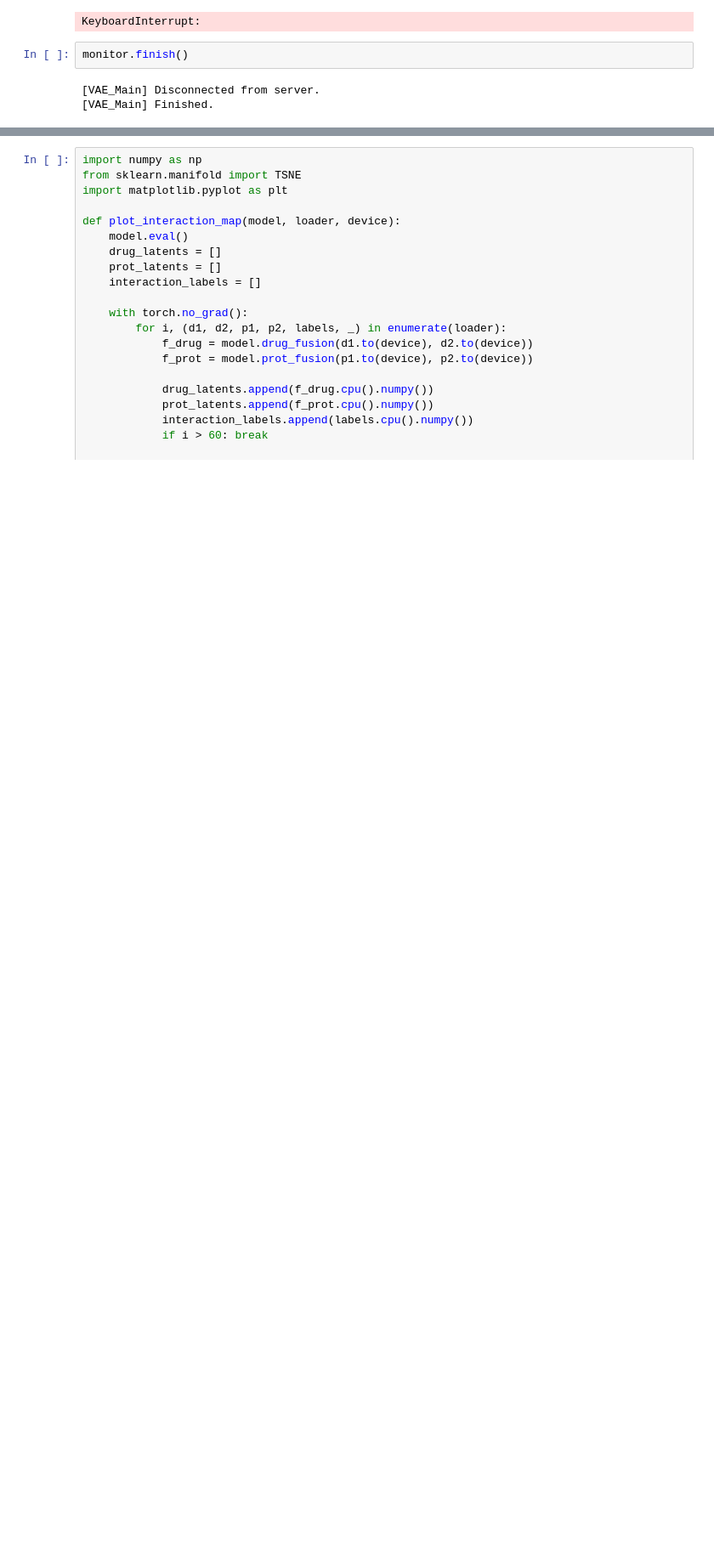
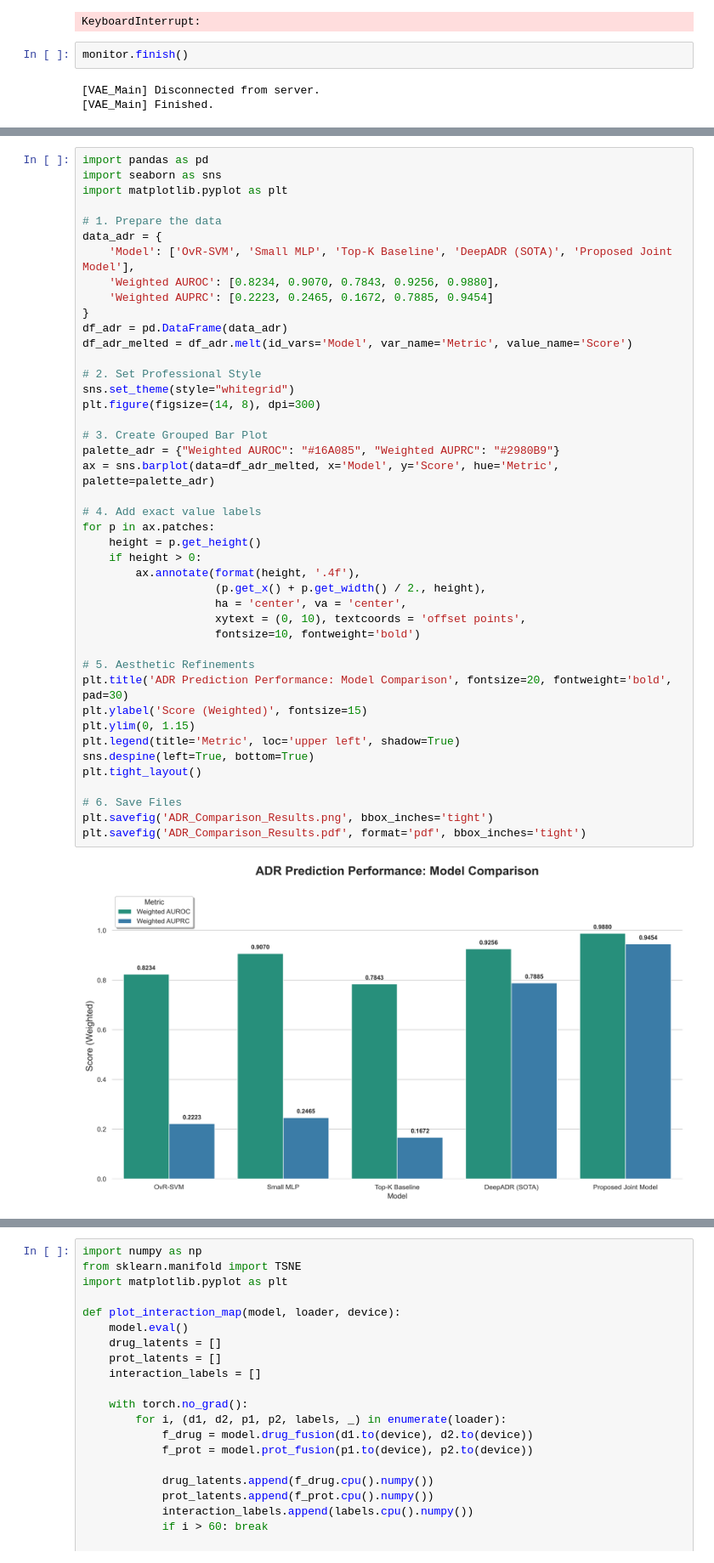
Before and after one commit to sabbir-mirza-013/Deep-Learning-Frameworks-for-Multi-Task-Prediction-of-Drug-Target-Interactions-and-Adverse-Effects, a Jupyter notebook: Model/TestModel/main.ipynb, the cells around one changed output, grey strips where cells are left out. Shown at 85% size. Saved outputs shown, nothing was run; the diff lists cells and outputs as text; blank space fills up the shorter version.

```diff
--- a/Model/TestModel/main.ipynb
+++ b/Model/TestModel/main.ipynb
@@ -759,0 +878,45 @@ plot_separated_entities(model, val_loader, device)
+# %%
+import pandas as pd
+import seaborn as sns
+import matplotlib.pyplot as plt
+
+# 1. Prepare the data
+data_adr = {
+    'Model': ['OvR-SVM', 'Small MLP', 'Top-K Baseline', 'DeepADR (SOTA)', 'Proposed Joint Model'],
+    'Weighted AUROC': [0.8234, 0.9070, 0.7843, 0.9256, 0.9880],
+    'Weighted AUPRC': [0.2223, 0.2465, 0.1672, 0.7885, 0.9454]
+}
+df_adr = pd.DataFrame(data_adr)
+df_adr_melted = df_adr.melt(id_vars='Model', var_name='Metric', value_name='Score')
+
+# 2. Set Professional Style
+sns.set_theme(style="whitegrid")
+plt.figure(figsize=(14, 8), dpi=300)
+
+# 3. Create Grouped Bar Plot
+palette_adr = {"Weighted AUROC": "#16A085", "Weighted AUPRC": "#2980B9"}
+ax = sns.barplot(data=df_adr_melted, x='Model', y='Score', hue='Metric', palette=palette_adr)
+
+# 4. Add exact value labels
+for p in ax.patches:
+    height = p.get_height()
+    if height > 0:
+        ax.annotate(format(height, '.4f'),
+                    (p.get_x() + p.get_width() / 2., height),
+                    ha = 'center', va = 'center',
+                    xytext = (0, 10), textcoords = 'offset points',
+                    fontsize=10, fontweight='bold')
+
+# 5. Aesthetic Refinements
+plt.title('ADR Prediction Performance: Model Comparison', fontsize=20, fontweight='bold', pad=30)
+plt.ylabel('Score (Weighted)', fontsize=15)
+plt.ylim(0, 1.15)
+plt.legend(title='Metric', loc='upper left', shadow=True)
+sns.despine(left=True, bottom=True)
+plt.tight_layout()
+
+# 6. Save Files
+plt.savefig('ADR_Comparison_Results.png', bbox_inches='tight')
+plt.savefig('ADR_Comparison_Results.pdf', format='pdf', bbox_inches='tight')
+# %% [output]
+[figure, added]
```
Also changed, not shown: parts of 14 cells of this notebook, 21 other files.
